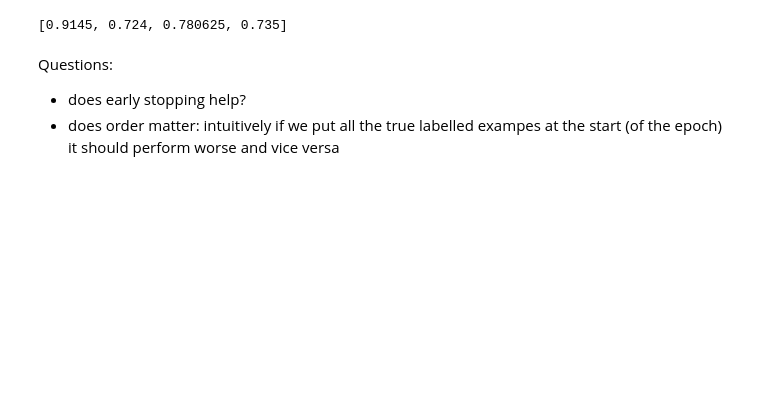
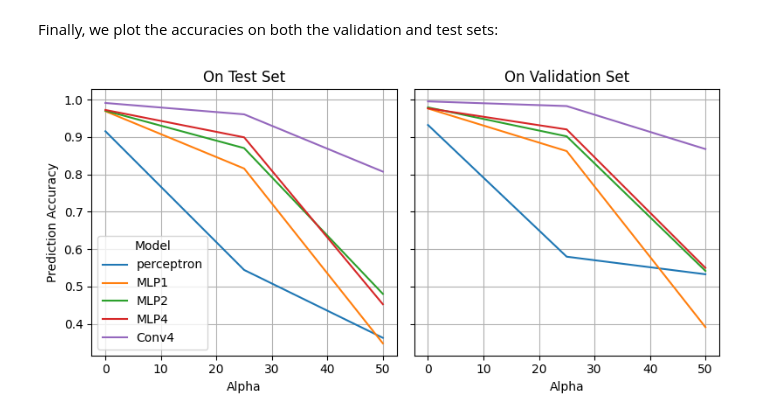
Before and after one commit to emiliocantuc/dl-playground, a Jupyter notebook: dl-massive-label-noise/playground.ipynb, the cells around one changed output. Cells and saved outputs as stored; diff of their text form; code cells hidden in the pictures; blank space fills up the shorter version.

```diff
--- a/dl-massive-label-noise/playground.ipynb
+++ b/dl-massive-label-noise/playground.ipynb
@@ -46,14 +69,12 @@ def eval_model(model, test, criterion = nn.CrossEntropyLoss()):
 # %%
-class NoisyLabelDataset(torch.utils.data.Dataset):
-    """Adds alpha uniformly noisy labels for every example in the original dataset"""
+#| code-fold: false
+class NoisyLabelDataset(Dataset):
+    """Adds alpha noisy labels per original example"""
 
     def __init__(self, dataset, alpha):
-
         self.dataset = dataset
         self.alpha = alpha
-
-    def is_noisy(self, idx):
-        return idx % (self.alpha + 1) != 0
+        self.shift = np.random.randint(0, len(dataset))
 
     def __len__(self):
         n = len(self.dataset)
@@ -61,6 +82,6 @@ class NoisyLabelDataset(torch.utils.data.Dataset):
 
     def __getitem__(self, idx):
         x, y = self.dataset[idx // (self.alpha + 1)]
-        if self.is_noisy(idx):
-            y = np.random.choice(len(self.dataset.classes))
+        if idx % (self.alpha + 1) != 0:
+            y = self.dataset[(idx + self.shift) % len(self.dataset)][1]
         return x, y
@@ -157,13 +217,42 @@ RuntimeError: linear(): input and weight.T shapes cannot be multiplied (128x5120
-# %%
-# Get name of files in logs/perceptron*
-best_lr_file = lambda m, a: max([f for f in pathlib.Path('logs').glob(f'{m}_{a}*')], key = lambda f: torch.load(f)['test_acc'])
-best_lr_file('perceptron', 10)
-test_accs = [torch.load(best_lr_file('perceptron', a))['test_acc'] for a in range(0, 40, 10)]
-test_accs
-# %% [output]
-[0.9145, 0.724, 0.780625, 0.735]
-# %% [markdown]
-Questions:
-
-- does early stopping help?
-- does order matter: intuitively if we put all the true labelled exampes at the start (of the epoch) it should perform worse and vice versa
+# %% [markdown]
+Finally, we plot the accuracies on both the validation and test sets:
+# %%
+#| code-summary: Plot results
+
+# Load results into dataframe
+df = []
+for fname in os.listdir('logs'):
+    name, alpha, lr = fname.split('_')
+    lr = float(lr.replace('.pt', ''))
+    alpha = int(alpha)
+
+    log = torch.load('logs/' + fname)
+    tmp = {}
+    tmp['Model'] = name
+    tmp['Alpha'] = alpha
+    tmp['lr'] = lr
+    tmp['Prediction Accuracy'] = log['test_acc']
+    tmp['Validation Accuracy'] = max(log['val_acc'])
+    df.append(tmp)
+df = pd.DataFrame(df)
+
+hue_order = ['perceptron', 'MLP1', 'MLP2', 'MLP4', 'Conv4']
+
+f, (ax1, ax2) = plt.subplots(1, 2, figsize = (8, 4), sharey = True, sharex = True)
+
+sns.lineplot(
+    df.groupby(['Model', 'Alpha']).max(), x = 'Alpha', y = 'Prediction Accuracy',
+    hue = 'Model', hue_order = hue_order, ax = ax1
+)
+ax1.set_title('On Test Set')
+ax1.grid()
+
+sns.lineplot(
+    df.groupby(['Model', 'Alpha']).max(), x = 'Alpha', y = 'Validation Accuracy',
+    hue = 'Model', hue_order = hue_order, ax = ax2, legend = False
+)
+ax2.set_title('On Validation Set')
+ax2.grid()
+plt.tight_layout()
+# %% [output]
+[figure, added]
```
Also changed, not shown: parts of 17 cells of this notebook, 18 other files.
